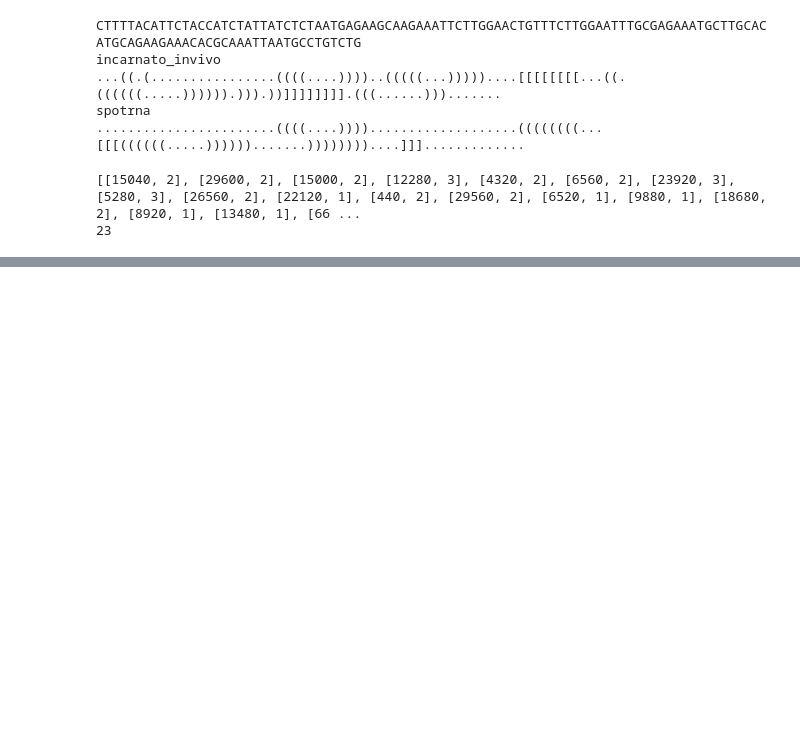
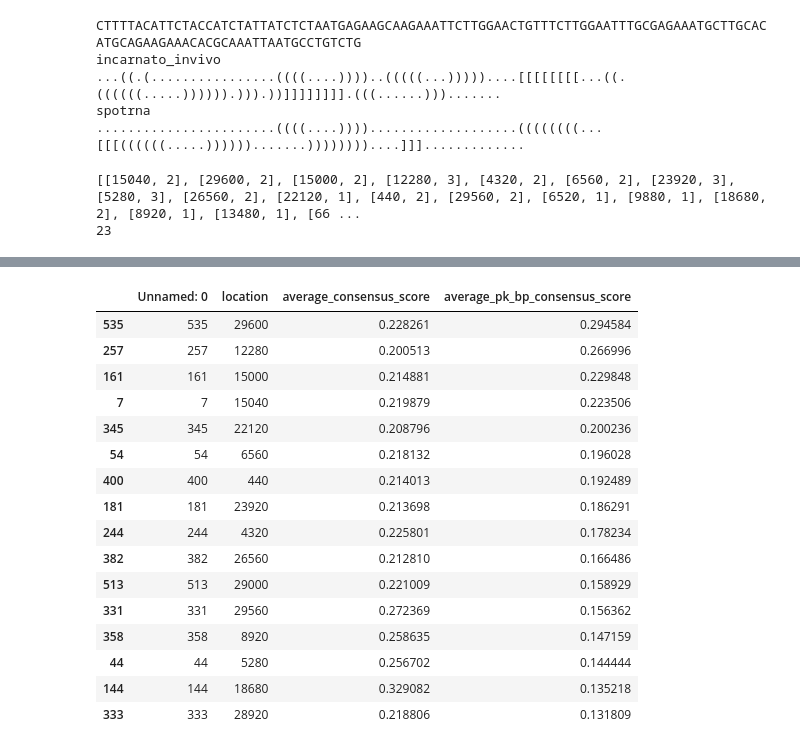
Before and after one commit to rkretsch/PK_research, a Jupyter notebook: notebooks/get_top_results_pk_predictors.ipynb, the cells around one changed output, grey strips where cells are left out. Cells and saved outputs as stored; diff of their text form; code cells hidden in the pictures; blank space fills up the shorter version.

```diff
--- a/notebooks/get_top_results_pk_predictors.ipynb
+++ b/notebooks/get_top_results_pk_predictors.ipynb
@@ -155,0 +162,24 @@ spotrna_hits
+# %%
+df2 = df.loc[(df['average_consensus_score'] >= 0.2) & (df['average_pk_bp_consensus_score'] >= 0.13)]
+df2
+df3 = df2.sort_values('average_pk_bp_consensus_score', ascending=False)
+#df3.to_csv('/home/gnye8/Desktop/PK_research/pipeline_results/analysis_output/top_avg_consensus_scores.csv')
+df3
+# %% [output]
+|  | Unnamed: 0 | location | average_consensus_score | average_pk_bp_consensus_score |
+| 535 | 535 | 29600 | 0.228261 | 0.294584 |
+| 257 | 257 | 12280 | 0.200513 | 0.266996 |
+| 161 | 161 | 15000 | 0.214881 | 0.229848 |
+| 7 | 7 | 15040 | 0.219879 | 0.223506 |
+| 345 | 345 | 22120 | 0.208796 | 0.200236 |
+| 54 | 54 | 6560 | 0.218132 | 0.196028 |
+| 400 | 400 | 440 | 0.214013 | 0.192489 |
+| 181 | 181 | 23920 | 0.213698 | 0.186291 |
+| 244 | 244 | 4320 | 0.225801 | 0.178234 |
+| 382 | 382 | 26560 | 0.212810 | 0.166486 |
+| 513 | 513 | 29000 | 0.221009 | 0.158929 |
+| 331 | 331 | 29560 | 0.272369 | 0.156362 |
+| 358 | 358 | 8920 | 0.258635 | 0.147159 |
+| 44 | 44 | 5280 | 0.256702 | 0.144444 |
+| 144 | 144 | 18680 | 0.329082 | 0.135218 |
+| 333 | 333 | 28920 | 0.218806 | 0.131809 |
```
Also changed, not shown: parts of 1 cell of this notebook, 4 other files.
